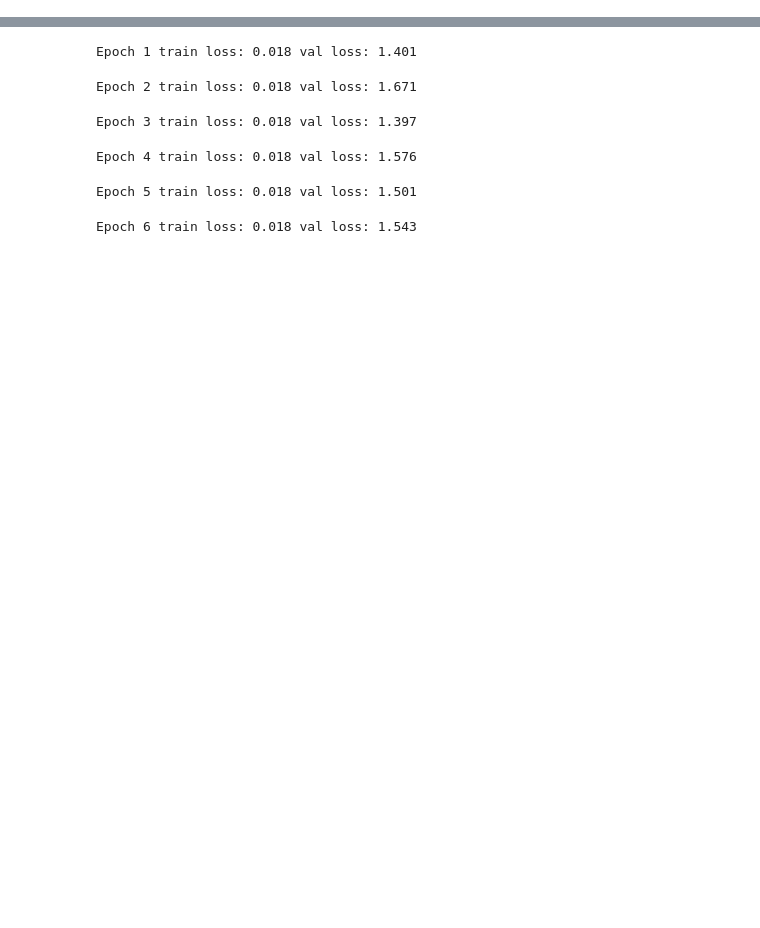
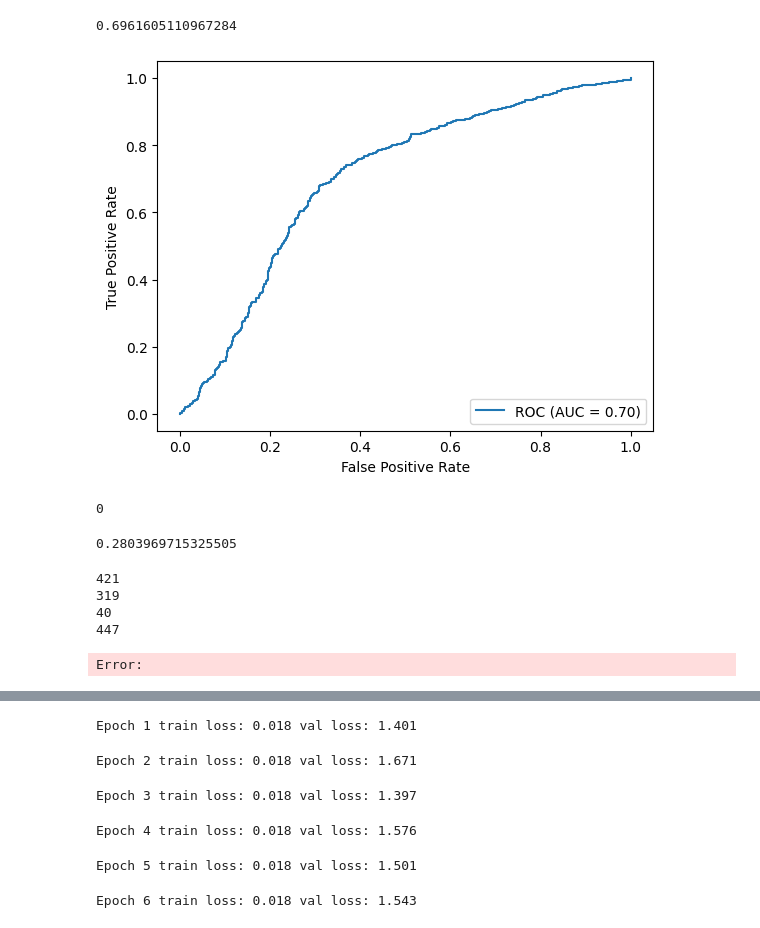
Before and after one commit to shenxinyu1999/handling_imbalanced_time_series_data, a Jupyter notebook: csci566.ipynb, the cells around one changed output, grey strips where cells are left out. Cells and saved outputs as stored; diff of their text form; code cells hidden in the pictures; blank space fills up the shorter version.

Commit message:
new architecture, convlstm, global maxpool

```diff
--- a/csci566.ipynb
+++ b/csci566.ipynb
@@ -106,0 +123,6 @@ dataDF.head()
+# %%
+test = dataDF[dataDF['Hand'].isin(['L','R','S']) & dataDF['Direction'].isin(['LL','LR','LS','RL','RR','RS','SL','SR','SS']) & (dataDF['HoldTime'] < 10000)]
+test = test.dropna()
+test = test.drop_duplicates()
+test = test.groupby(['UserID','Date']).filter(lambda group: len(group) >= 50)
+grouped = test.groupby(['UserID','Date'])
@@ -106,0 +217,16 @@ dataDF.head()
+# %%
+folder_pos = 'data_new/train/pos/'
+folder_neg = 'data_new/train/neg/'
+train_DF = buildRows(folder_pos,folder_neg)
+
+folder_pos = 'data_new/test/pos/'
+folder_neg = 'data_new/test/neg/'
+test_DF = buildRows(folder_pos,folder_neg)
+# %%
+train_dataset = TimeSeriesDataset(train_DF)
+test_dataset = TimeSeriesDataset(test_DF)
+
+train_loader = DataLoader(train_dataset, batch_size=1, shuffle=True)
+test_loader = DataLoader(test_dataset, batch_size=1, shuffle=False)
+
+device = torch.device("cuda" if torch.cuda.is_available() else "cpu")
@@ -106,0 +366,31 @@ dataDF.head()
+# %%
+model.load_state_dict(torch.load('z_global_max_pool_best_1.pth'))
+preds = []
+labels = []
+with torch.no_grad():
+    for sequence, label, user in test_loader:
+        sequence = sequence.to(device)
+        label = label.to(device)
+
+        output = model.forward(sequence, False)
+        preds.append(output.item())
+        labels.append(label.item())
+
+fpr, tpr, thresholds = metrics.roc_curve(np.array(labels), np.array(preds))
+roc_auc = metrics.auc(fpr, tpr)
+# %%
+best_roc_auc
+# %% [output]
+0.6961605110967284
+# %%
+fpr, tpr, thresholds = metrics.roc_curve(np.array(labels), np.array(preds))
+roc_auc = metrics.auc(fpr, tpr)
+display = metrics.RocCurveDisplay(fpr=fpr, tpr=tpr, roc_auc=roc_auc, estimator_name='ROC')
+display.plot()
+plt.show()
+# %% [output]
+[figure, added]
+# %%
+np.argmax(np.sqrt(tpr*(1-fpr)))
+# %% [output]
+0
@@ -107,3 +423,24 @@ dataDF.head()
+# %%
+p_pos = 868/1227
+p_neg = 359/1227
+p_pos_pre = (tp+fp)/1227
+p_neg_pre = (tn+fn)/1227
+acc = (tp+tn)/1227
+p_e = p_pos*p_pos_pre + p_neg*p_neg_pre
+print((acc-p_e)/(1-p_e))
+# %% [output]
+0.2803969715325505
+# %%
+print(tp)
+print(tn)
+print(fp)
+print(fn)
+# %% [output]
+421
+319
+40
+447
+Error:
 # %%
 df = pd.merge(dataDF,userDF[['Parkinsons']], left_on='UserID', right_index=True, how='left')
 df['Parkinsons'] = df['Parkinsons'].map({'False':0, 'True':1})
```
Also changed, not shown: parts of 20 cells of this notebook.
